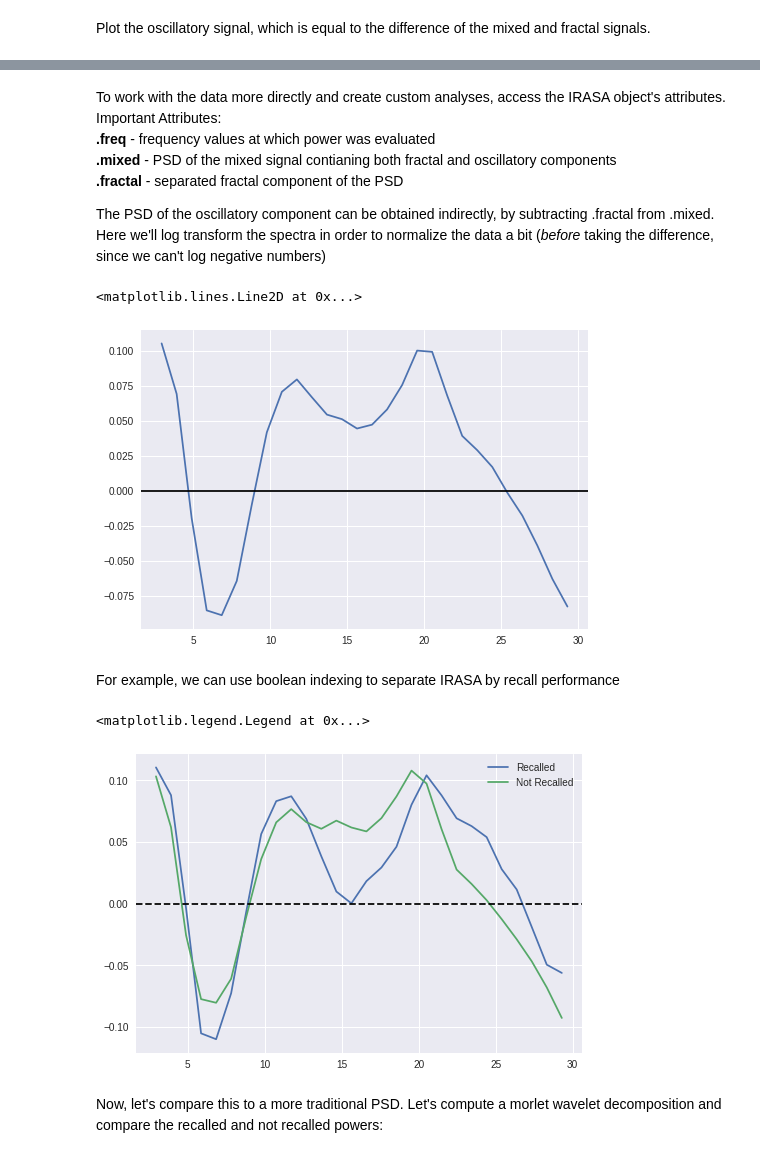
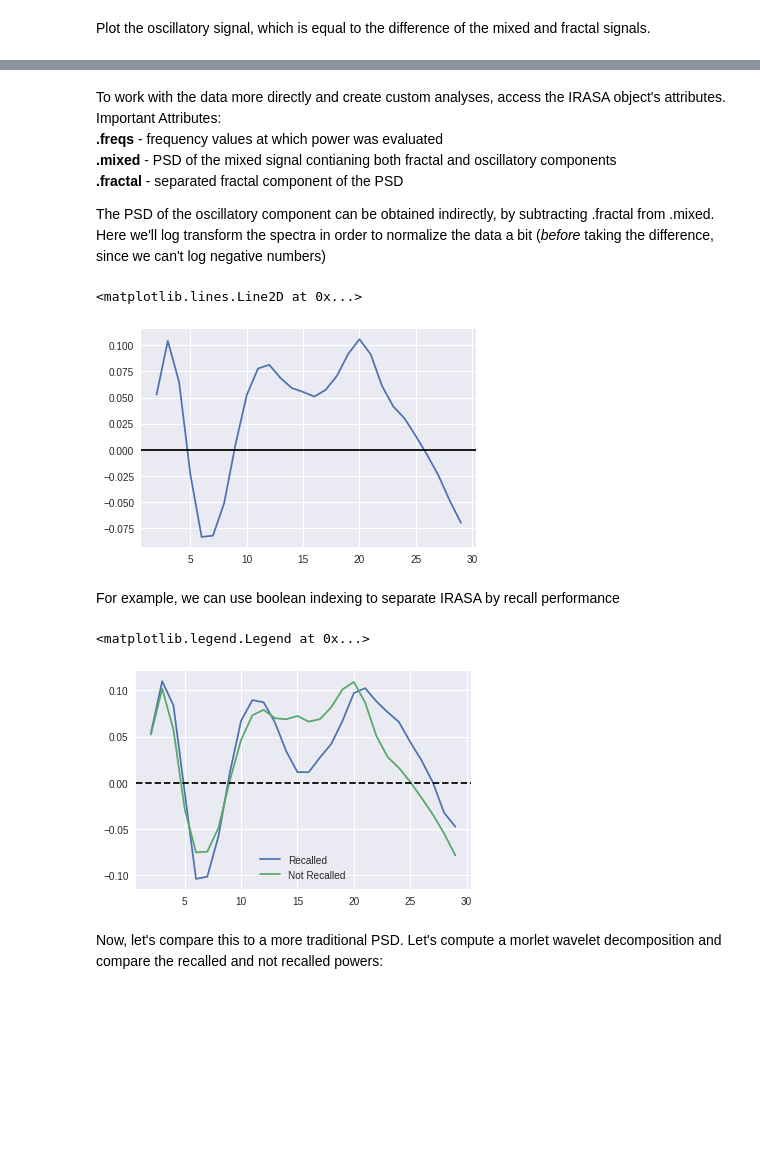
Before and after one commit to jrudoler/irasa, a Jupyter notebook: IRASA_Tutorial.ipynb, the cells around one changed output, grey strips where cells are left out. Saved outputs shown, nothing was run; the diff lists cells and outputs as text; code cells hidden in the pictures; blank space fills up the shorter version.

```diff
--- a/IRASA_Tutorial.ipynb
+++ b/IRASA_Tutorial.ipynb
@@ -48,7 +48,7 @@ Initialization parameters:
 # %% [markdown]
 Initialize and IRASA object by entering the EEG and a frequency range for the desired spectrum
 # %%
-irasa = IRASA(eeg, f_range=(2, 30))
+irasa = IRASA(eeg, freqs=np.arange(2, 30))
 # %% [output]
 Removing linear trend
 Filtering to avoid aliasing
@@ -73,7 +73,7 @@ irasa.plot_oscillatory()
 # %% [markdown]
 To work with the data more directly and create custom analyses, access the IRASA object's attributes.
 Important Attributes:
-**.freq** - frequency values at which power was evaluated
+**.freqs** - frequency values at which power was evaluated
 **.mixed** - PSD of the mixed signal contianing both fractal and oscillatory components
 **.fractal** - separated fractal component of the PSD
 
@@ -81,22 +81,22 @@ The PSD of the oscillatory component can be obtained indirectly, by subtracting
 # %%
 osc = np.log10(irasa.mixed) - np.log10(irasa.fractal)
 # %%
-plt.plot(irasa.freq, osc.mean(0))
+plt.plot(irasa.freqs, osc.mean(0))
 plt.axhline(0, c='k')
 # %% [output]
 <matplotlib.lines.Line2D at 0x...>
-[figure, old version]
+[figure, new version]
 # %% [markdown]
 For example, we can use boolean indexing to separate IRASA by recall performance
 # %%
 rec_mask = word_events.recalled.astype(bool).values
-plt.plot(irasa.freq, osc[rec_mask].mean(0), label='Recalled')
-plt.plot(irasa.freq, osc[~rec_mask].mean(0), label='Not Recalled')
+plt.plot(irasa.freqs, osc[rec_mask].mean(0), label='Recalled')
+plt.plot(irasa.freqs, osc[~rec_mask].mean(0), label='Not Recalled')
 plt.axhline(0, c='k', linestyle='--')
 plt.legend()
 # %% [output]
 <matplotlib.legend.Legend at 0x...>
-[figure, old version]
+[figure, new version]
 # %% [markdown]
 Now, let's compare this to a more traditional PSD. Let's compute a morlet wavelet decomposition and compare the recalled and not recalled powers:
 # %%
```
Also changed, not shown: parts of 14 cells of this notebook.
